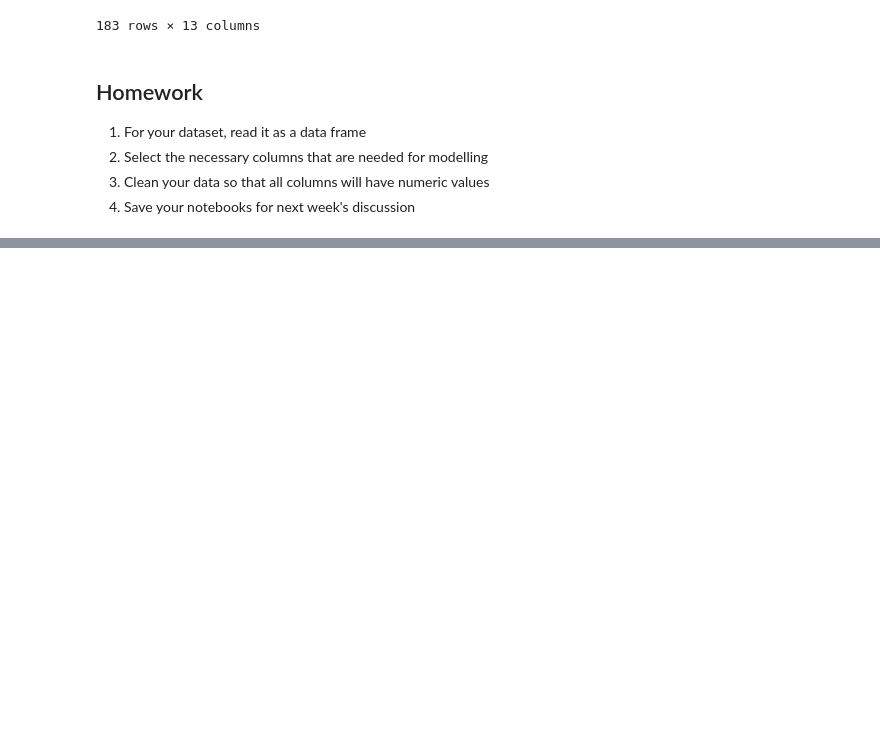
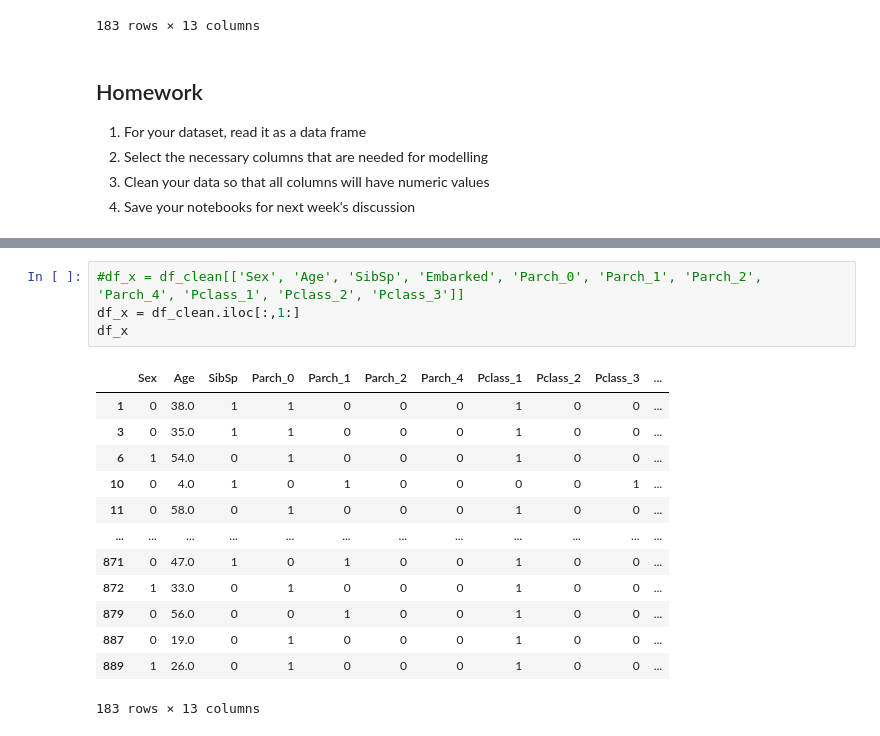
Before and after one commit to ralampay/data-science-lecture-notes, a Jupyter notebook: Data Analysis with Pandas.ipynb, the cells around one changed output, grey strips where cells are left out. Drawn from its saved outputs; the diff is of its cells as text; blank space fills up the shorter version.

```diff
--- a/Data Analysis with Pandas.ipynb
+++ b/Data Analysis with Pandas.ipynb
@@ -411,0 +475,18 @@ df_clean
+# %%
+#df_x = df_clean[['Sex', 'Age', 'SibSp', 'Embarked', 'Parch_0', 'Parch_1', 'Parch_2', 'Parch_4', 'Pclass_1', 'Pclass_2', 'Pclass_3']]
+df_x = df_clean.iloc[:,1:]
+df_x
+# %% [output]
+|  | Sex | Age | SibSp | Parch_0 | Parch_1 | Parch_2 | Parch_4 | Pclass_1 | Pclass_2 | Pclass_3 | ... |
+| 1 | 0 | 38.0 | 1 | 1 | 0 | 0 | 0 | 1 | 0 | 0 | ... |
+| 3 | 0 | 35.0 | 1 | 1 | 0 | 0 | 0 | 1 | 0 | 0 | ... |
+| 6 | 1 | 54.0 | 0 | 1 | 0 | 0 | 0 | 1 | 0 | 0 | ... |
+| 10 | 0 | 4.0 | 1 | 0 | 1 | 0 | 0 | 0 | 0 | 1 | ... |
+| 11 | 0 | 58.0 | 0 | 1 | 0 | 0 | 0 | 1 | 0 | 0 | ... |
+| ... | ... | ... | ... | ... | ... | ... | ... | ... | ... | ... | ... |
+| 871 | 0 | 47.0 | 1 | 0 | 1 | 0 | 0 | 1 | 0 | 0 | ... |
+| 872 | 1 | 33.0 | 0 | 1 | 0 | 0 | 0 | 1 | 0 | 0 | ... |
+| 879 | 0 | 56.0 | 0 | 0 | 1 | 0 | 0 | 1 | 0 | 0 | ... |
+| 887 | 0 | 19.0 | 0 | 1 | 0 | 0 | 0 | 1 | 0 | 0 | ... |
+| 889 | 1 | 26.0 | 0 | 1 | 0 | 0 | 0 | 1 | 0 | 0 | ... |
+183 rows × 13 columns
```
Also changed, not shown: parts of 12 cells of this notebook.
